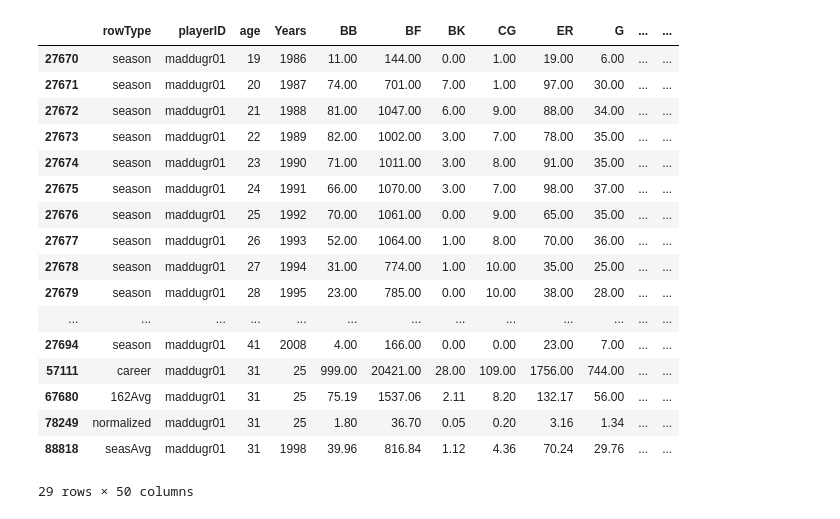
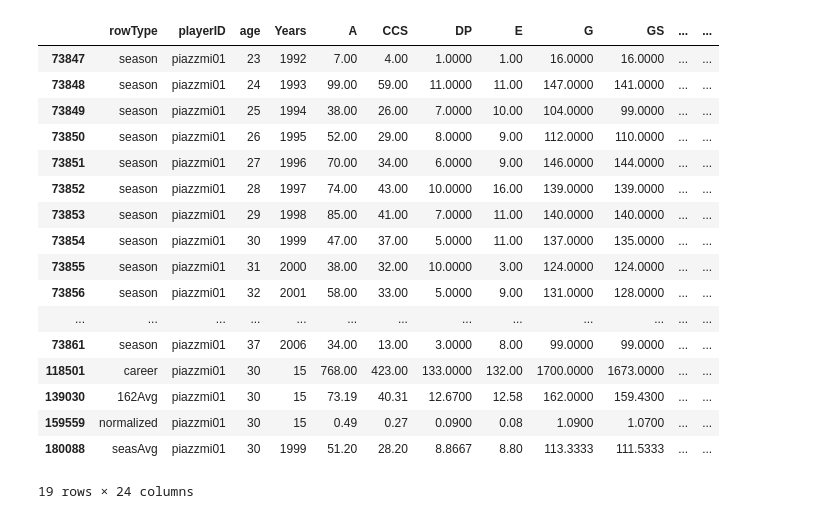
Before and after one commit to anwrak/jbbs_data, a Jupyter notebook: process_data/player_fielding.ipynb, the cells around one changed output. Cells and saved outputs as stored; diff of their text form; code cells hidden in the pictures.

```diff
--- a/process_data/player_fielding.ipynb
+++ b/process_data/player_fielding.ipynb
@@ -30,7 +30,7 @@ fielding['season_start'] = fielding.apply(lambda x: f"""{x['yearID']}-04-01""",
 fielding['season_start'] = pd.to_datetime(fielding['season_start'], errors='coerce')
 fielding['age'] = fielding.apply(lambda x: relativedelta(x['season_start'], x['birthdate']).years, axis=1)
 
-fielding = fielding.drop(columns = ['birthYear', 'birthMonth', 'birthdate', 'birthDay', 'season_start', 'stint', 'teamID', 'lgID', 'ZR'])
+fielding = fielding.drop(columns = ['birthYear', 'birthMonth', 'birthdate', 'birthDay', 'season_start', 'stint', 'teamID', 'lgID', 'ZR', 'POS'])
 fielding.rename(columns = {'yearID':'Years', 'InnOuts':'IPO', 'SB':'SBA', 'CS':'CCS'}, inplace=True)
 
 context_cols = ['playerID', 'age', 'Years']
@@ -43,6 +43,4 @@ fielding = fielding.groupby(['playerID', 'age', 'Years']).sum().reset_index()
 
 #easy adding shit up
 fielding = BasicFielding.fieldingSums(fielding)
-
-fielding.head(10)
 # %% [output]
@@ -86,7 +83,7 @@ career_df['age'] = career_df['age'].round(0).astype(int)
 avg162_df = career_df.copy()
 
 stat_cols = avg162_df.columns.difference(['playerID', 'age', 'Years'])
-avg162_df[stat_cols] = avg162_df[avg162_df['G'] > 0][stat_cols].div(avg162_df['G'], axis=0).mul(56).round(2)
+avg162_df[stat_cols] = avg162_df[avg162_df['G'] > 0][stat_cols].div(avg162_df['G'], axis=0).mul(162).round(2)
 avg162_df.insert(0, 'rowType', '162Avg')
 # %%
 norm_df = career_df.copy()
@@ -96,10 +93,10 @@ norm_df.insert(0, 'rowType', 'normalized')
 # %%
 #merge all but season average and caluclate the percentages and ratios
 
-season_df = pitching.copy()
+season_df = fielding.copy()
 season_df.insert(0, 'rowType', 'season')
 career_df.insert(0, 'rowType', 'career')
 
-most_pitching = pd.concat([season_df, career_df, avg162_df, norm_df], ignore_index=True)
+most_fielding = pd.concat([season_df, career_df, avg162_df, norm_df], ignore_index=True)
 
-most_pitching = BasicPitching.pitchingRatios(most_pitching)
+most_fielding = BasicFielding.fieldingRatios(most_fielding)
@@ -106,32 +122,34 @@ most_pitching = BasicPitching.pitchingRatios(most_pitching)
 # %%
 #create rows for season average
-season_avg_df = most_pitching[most_pitching['rowType'] == 'season'].copy()
+season_avg_df = most_fielding[most_fielding['rowType'] == 'season'].copy()
 season_avg_df = season_avg_df.drop(['rowType'], axis=1).groupby(['playerID']).mean().round(4).reset_index()
 
 season_avg_df['age'] = season_avg_df['age'].round(0).astype(int)
 season_avg_df['Years'] = season_avg_df['Years'].round(0).astype(int)
 season_avg_df.insert(0, 'rowType', 'seasAvg')
 
-final_pitching = pd.concat([most_pitching, season_avg_df], ignore_index=True)
+final_fielding = pd.concat([most_fielding, season_avg_df], ignore_index=True)
+
+final_fielding[final_fielding['playerID'] == 'piazzmi01']
 # %% [output]
-|  | rowType | playerID | age | Years | BB | BF | BK | CG | ER | G | ... | ... |
-| 27670 | season | maddugr01 | 19 | 1986 | 11.00 | 144.00 | 0.00 | 1.00 | 19.00 | 6.00 | ... | ... |
-| 27671 | season | maddugr01 | 20 | 1987 | 74.00 | 701.00 | 7.00 | 1.00 | 97.00 | 30.00 | ... | ... |
-| 27672 | season | maddugr01 | 21 | 1988 | 81.00 | 1047.00 | 6.00 | 9.00 | 88.00 | 34.00 | ... | ... |
-| 27673 | season | maddugr01 | 22 | 1989 | 82.00 | 1002.00 | 3.00 | 7.00 | 78.00 | 35.00 | ... | ... |
-| 27674 | season | maddugr01 | 23 | 1990 | 71.00 | 1011.00 | 3.00 | 8.00 | 91.00 | 35.00 | ... | ... |
-| 27675 | season | maddugr01 | 24 | 1991 | 66.00 | 1070.00 | 3.00 | 7.00 | 98.00 | 37.00 | ... | ... |
-| 27676 | season | maddugr01 | 25 | 1992 | 70.00 | 1061.00 | 0.00 | 9.00 | 65.00 | 35.00 | ... | ... |
-| 27677 | season | maddugr01 | 26 | 1993 | 52.00 | 1064.00 | 1.00 | 8.00 | 70.00 | 36.00 | ... | ... |
-| 27678 | season | maddugr01 | 27 | 1994 | 31.00 | 774.00 | 1.00 | 10.00 | 35.00 | 25.00 | ... | ... |
-| 27679 | season | maddugr01 | 28 | 1995 | 23.00 | 785.00 | 0.00 | 10.00 | 38.00 | 28.00 | ... | ... |
+|  | rowType | playerID | age | Years | A | CCS | DP | E | G | GS | ... | ... |
+| 73847 | season | piazzmi01 | 23 | 1992 | 7.00 | 4.00 | 1.0000 | 1.00 | 16.0000 | 16.0000 | ... | ... |
+| 73848 | season | piazzmi01 | 24 | 1993 | 99.00 | 59.00 | 11.0000 | 11.00 | 147.0000 | 141.0000 | ... | ... |
+| 73849 | season | piazzmi01 | 25 | 1994 | 38.00 | 26.00 | 7.0000 | 10.00 | 104.0000 | 99.0000 | ... | ... |
+| 73850 | season | piazzmi01 | 26 | 1995 | 52.00 | 29.00 | 8.0000 | 9.00 | 112.0000 | 110.0000 | ... | ... |
+| 73851 | season | piazzmi01 | 27 | 1996 | 70.00 | 34.00 | 6.0000 | 9.00 | 146.0000 | 144.0000 | ... | ... |
+| 73852 | season | piazzmi01 | 28 | 1997 | 74.00 | 43.00 | 10.0000 | 16.00 | 139.0000 | 139.0000 | ... | ... |
+| 73853 | season | piazzmi01 | 29 | 1998 | 85.00 | 41.00 | 7.0000 | 11.00 | 140.0000 | 140.0000 | ... | ... |
+| 73854 | season | piazzmi01 | 30 | 1999 | 47.00 | 37.00 | 5.0000 | 11.00 | 137.0000 | 135.0000 | ... | ... |
+| 73855 | season | piazzmi01 | 31 | 2000 | 38.00 | 32.00 | 10.0000 | 3.00 | 124.0000 | 124.0000 | ... | ... |
+| 73856 | season | piazzmi01 | 32 | 2001 | 58.00 | 33.00 | 5.0000 | 9.00 | 131.0000 | 128.0000 | ... | ... |
 | ... | ... | ... | ... | ... | ... | ... | ... | ... | ... | ... | ... | ... |
-| 27694 | season | maddugr01 | 41 | 2008 | 4.00 | 166.00 | 0.00 | 0.00 | 23.00 | 7.00 | ... | ... |
-| 57111 | career | maddugr01 | 31 | 25 | 999.00 | 20421.00 | 28.00 | 109.00 | 1756.00 | 744.00 | ... | ... |
-| 67680 | 162Avg | maddugr01 | 31 | 25 | 75.19 | 1537.06 | 2.11 | 8.20 | 132.17 | 56.00 | ... | ... |
-| 78249 | normalized | maddugr01 | 31 | 25 | 1.80 | 36.70 | 0.05 | 0.20 | 3.16 | 1.34 | ... | ... |
-| 88818 | seasAvg | maddugr01 | 31 | 1998 | 39.96 | 816.84 | 1.12 | 4.36 | 70.24 | 29.76 | ... | ... |
+| 73861 | season | piazzmi01 | 37 | 2006 | 34.00 | 13.00 | 3.0000 | 8.00 | 99.0000 | 99.0000 | ... | ... |
+| 118501 | career | piazzmi01 | 30 | 15 | 768.00 | 423.00 | 133.0000 | 132.00 | 1700.0000 | 1673.0000 | ... | ... |
+| 139030 | 162Avg | piazzmi01 | 30 | 15 | 73.19 | 40.31 | 12.6700 | 12.58 | 162.0000 | 159.4300 | ... | ... |
+| 159559 | normalized | piazzmi01 | 30 | 15 | 0.49 | 0.27 | 0.0900 | 0.08 | 1.0900 | 1.0700 | ... | ... |
+| 180088 | seasAvg | piazzmi01 | 30 | 1999 | 51.20 | 28.20 | 8.8667 | 8.80 | 113.3333 | 111.5333 | ... | ... |
-29 rows × 50 columns
+19 rows × 24 columns
 # %%
 load_dotenv()
 
```
Also changed, not shown: parts of 4 cells of this notebook.
